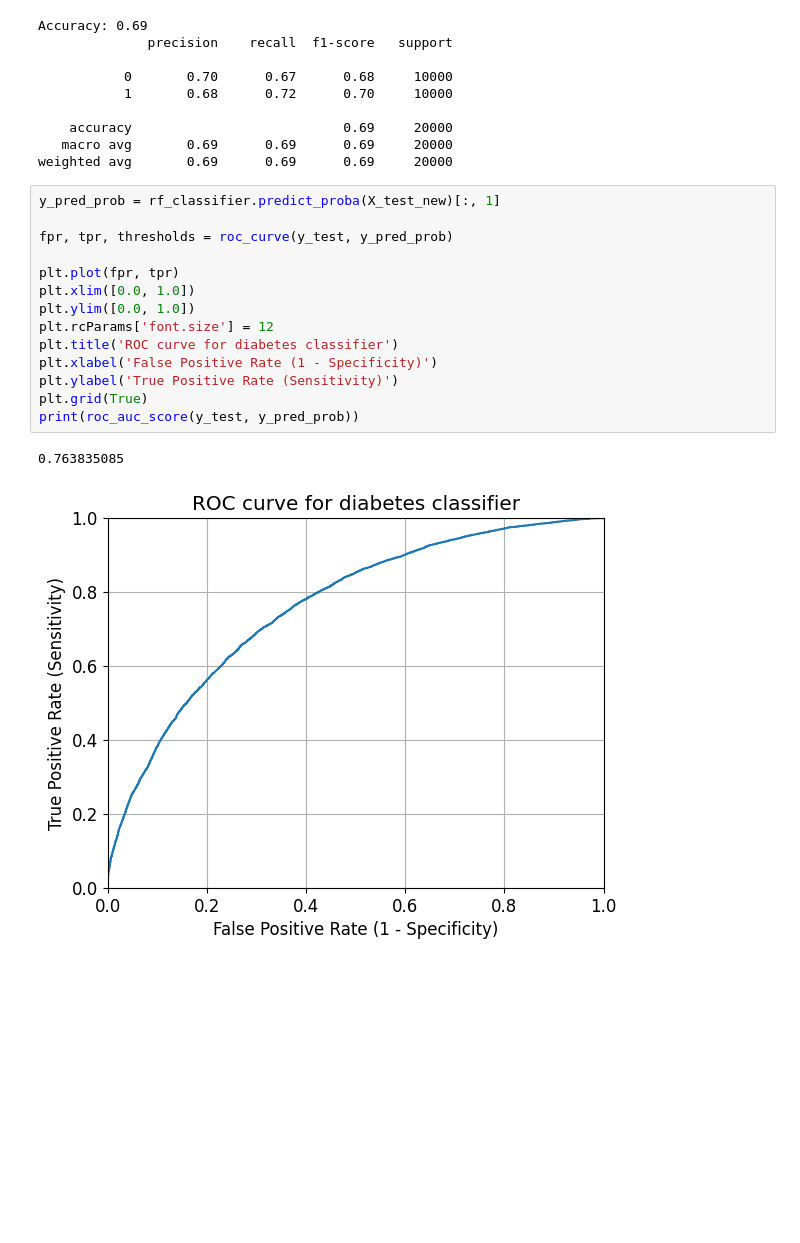
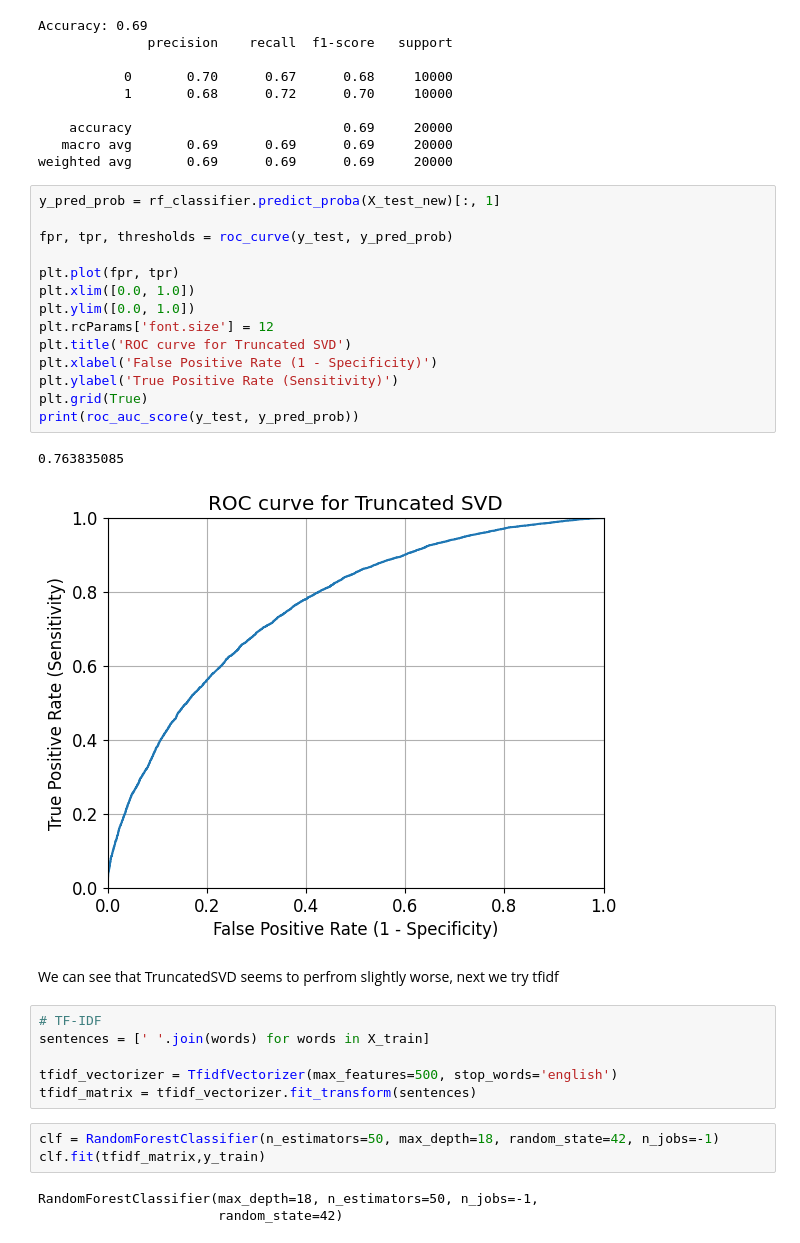
Before and after one commit to henry167b/IT1244-Project, a Jupyter notebook: Models/random forest baseline.ipynb, the cells around one changed output. Saved outputs shown, nothing was run; the diff lists cells and outputs as text; blank space fills up the shorter version.

Commit message:
merge tfidf into baseline

```diff
--- a/Models/random forest baseline.ipynb
+++ b/Models/random forest baseline.ipynb
@@ -349,17 +349,31 @@ weighted avg       0.69      0.69      0.69     20000
 # %%
 y_pred_prob = rf_classifier.predict_proba(X_test_new)[:, 1]
 
 fpr, tpr, thresholds = roc_curve(y_test, y_pred_prob)
 
 plt.plot(fpr, tpr)
 plt.xlim([0.0, 1.0])
 plt.ylim([0.0, 1.0])
 plt.rcParams['font.size'] = 12
-plt.title('ROC curve for diabetes classifier')
+plt.title('ROC curve for Truncated SVD')
 plt.xlabel('False Positive Rate (1 - Specificity)')
 plt.ylabel('True Positive Rate (Sensitivity)')
 plt.grid(True)
 print(roc_auc_score(y_test, y_pred_prob))
 # %% [output]
 0.763835085
-[figure, old version]
+[figure, new version]
+# %% [markdown]
+We can see that TruncatedSVD seems to perfrom slightly worse, next we try tfidf
+# %%
+# TF-IDF
+sentences = [' '.join(words) for words in X_train]
+
+tfidf_vectorizer = TfidfVectorizer(max_features=500, stop_words='english')
+tfidf_matrix = tfidf_vectorizer.fit_transform(sentences)
+# %%
+clf = RandomForestClassifier(n_estimators=50, max_depth=18, random_state=42, n_jobs=-1)
+clf.fit(tfidf_matrix,y_train)
+# %% [output]
+RandomForestClassifier(max_depth=18, n_estimators=50, n_jobs=-1,
+                       random_state=42)
```
Also changed, not shown: parts of 2 cells of this notebook.
